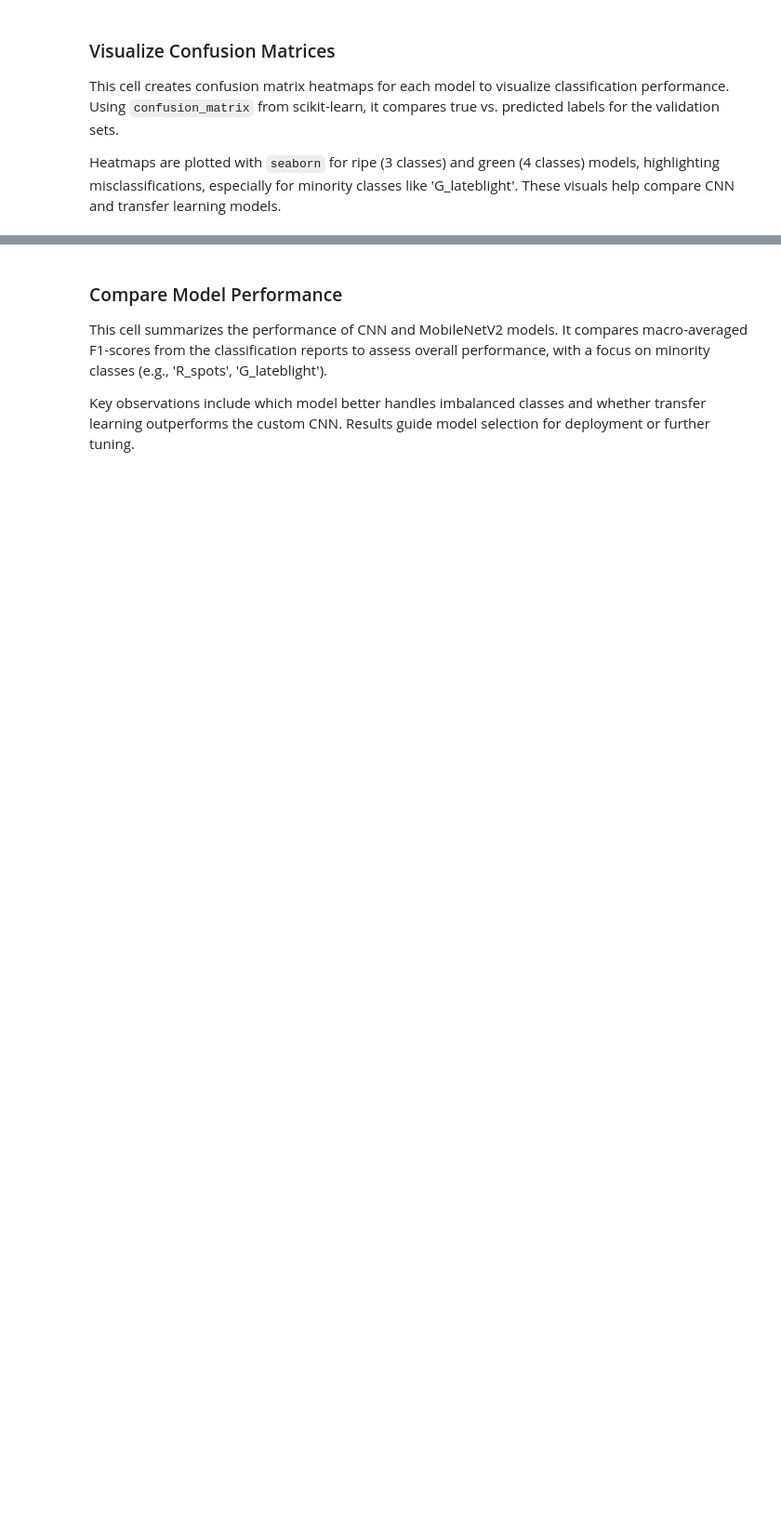
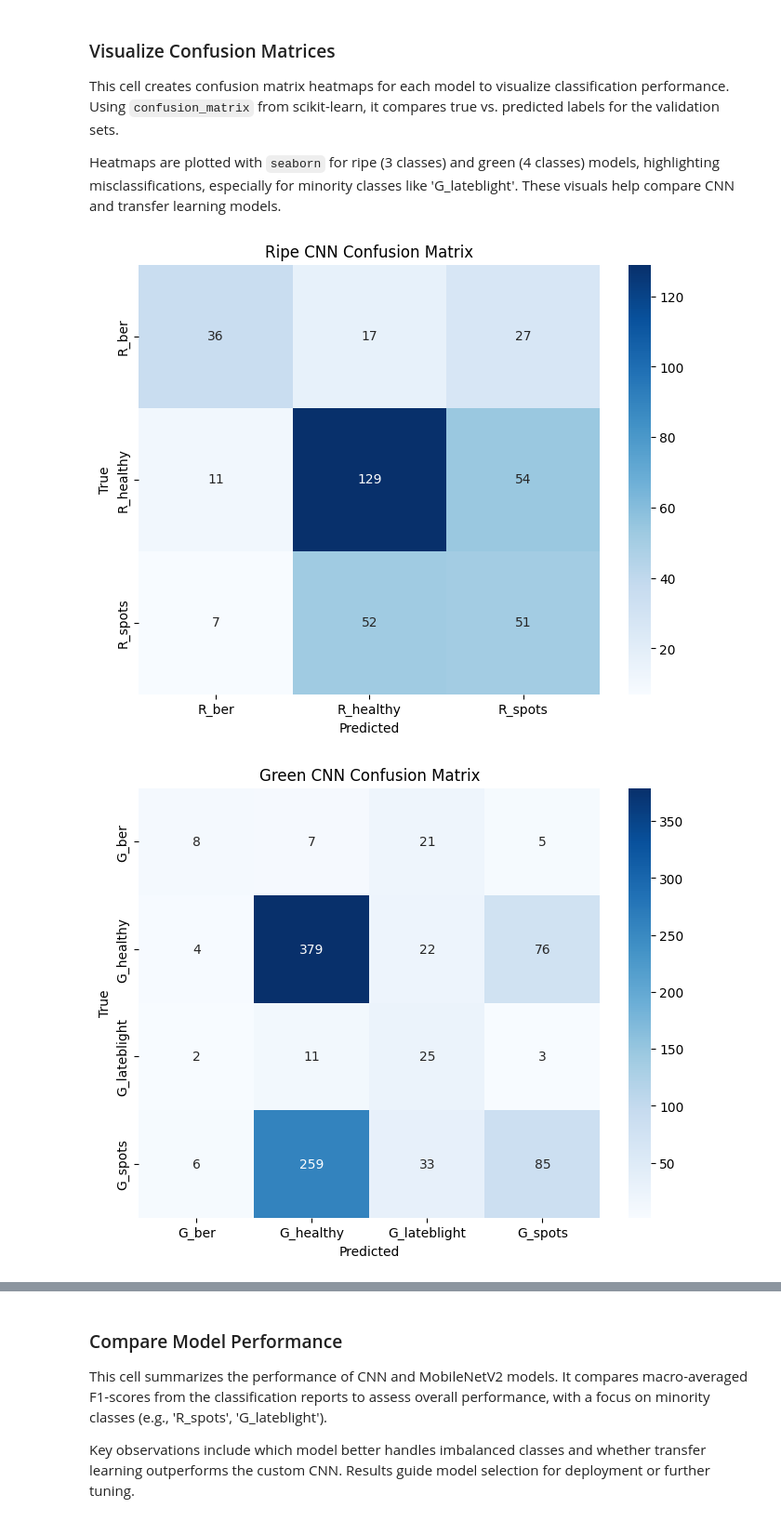
Before and after one commit to ChiriKamau/limaAI, a Jupyter notebook: notebooks/Check_perfomance.ipynb, the cells around one changed output, grey strips where cells are left out. Shown at 93% size. Saved outputs shown, nothing was run; the diff lists cells and outputs as text; code cells hidden in the pictures; blank space fills up the shorter version.

```diff
--- a/notebooks/Check_perfomance.ipynb
+++ b/notebooks/Check_perfomance.ipynb
@@ -94,21 +117,19 @@ The `classification_report` from scikit-learn provides detailed metrics, emphasi
 # %%
 # Function to evaluate a model
 def evaluate_model(model, val_gen, model_name):
-    # Get true labels and predictions
-    val_gen.reset()  # Reset generator to start
+    val_gen.reset()  # Reset generator
     y_true = val_gen.classes
     y_pred = model.predict(val_gen, verbose=1)
     y_pred_classes = np.argmax(y_pred, axis=1)
 
-    # Print classification report
     print(f"\nClassification Report for {model_name}:")
     print(classification_report(y_true, y_pred_classes, target_names=val_gen.class_indices.keys()))
 
     return y_true, y_pred_classes
 
 # Evaluate models
-ripe_cnn_true, ripe_cnn_pred = evaluate_model(ripe_cnn_model, ripe_val_gen, "Ripe CNN")
-green_cnn_true, green_cnn_pred = evaluate_model(green_cnn_model, green_val_gen, "Green CNN")
-ripe_transfer_true, ripe_transfer_pred = evaluate_model(ripe_transfer_model, ripe_val_gen, "Ripe MobileNetV2")
-green_transfer_true, green_transfer_pred = evaluate_model(green_transfer_model, green_val_gen, "Green MobileNetV2")
+ripe_cnn_true, ripe_cnn_pred = evaluate_model(ripe_cnn_model, ripe_cnn_val_gen, "Ripe CNN")
+green_cnn_true, green_cnn_pred = evaluate_model(green_cnn_model, green_cnn_val_gen, "Green CNN")
+ripe_transfer_true, ripe_transfer_pred = evaluate_model(ripe_transfer_model, ripe_transfer_val_gen, "Ripe MobileNetV2")
+green_transfer_true, green_transfer_pred = evaluate_model(green_transfer_model, green_transfer_val_gen, "Green MobileNetV2")
 # %% [output]
@@ -147,16 +192,19 @@ Heatmaps are plotted with `seaborn` for ripe (3 classes) and green (4 classes) m
 # %%
 # Function to plot confusion matrix
 def plot_confusion_matrix(y_true, y_pred, class_names, title):
     cm = confusion_matrix(y_true, y_pred)
     plt.figure(figsize=(8, 6))
     sns.heatmap(cm, annot=True, fmt='d', cmap='Blues', xticklabels=class_names, yticklabels=class_names)
     plt.title(title)
     plt.xlabel('Predicted')
     plt.ylabel('True')
     plt.show()
 
 # Plot confusion matrices
-plot_confusion_matrix(ripe_cnn_true, ripe_cnn_pred, list(ripe_val_gen.class_indices.keys()), "Ripe CNN Confusion Matrix")
-plot_confusion_matrix(green_cnn_true, green_cnn_pred, list(green_val_gen.class_indices.keys()), "Green CNN Confusion Matrix")
-plot_confusion_matrix(ripe_transfer_true, ripe_transfer_pred, list(ripe_val_gen.class_indices.keys()), "Ripe MobileNetV2 Confusion Matrix")
-plot_confusion_matrix(green_transfer_true, green_transfer_pred, list(green_val_gen.class_indices.keys()), "Green MobileNetV2 Confusion Matrix")
+plot_confusion_matrix(ripe_cnn_true, ripe_cnn_pred, list(ripe_cnn_val_gen.class_indices.keys()), "Ripe CNN Confusion Matrix")
+plot_confusion_matrix(green_cnn_true, green_cnn_pred, list(green_cnn_val_gen.class_indices.keys()), "Green CNN Confusion Matrix")
+plot_confusion_matrix(ripe_transfer_true, ripe_transfer_pred, list(ripe_transfer_val_gen.class_indices.keys()), "Ripe MobileNetV2 Confusion Matrix")
+plot_confusion_matrix(green_transfer_true, green_transfer_pred, list(green_transfer_val_gen.class_indices.keys()), "Green MobileNetV2 Confusion Matrix")
+# %% [output]
+[figure, added]
+[figure, added]
```
Also changed, not shown: parts of 5 cells of this notebook.
